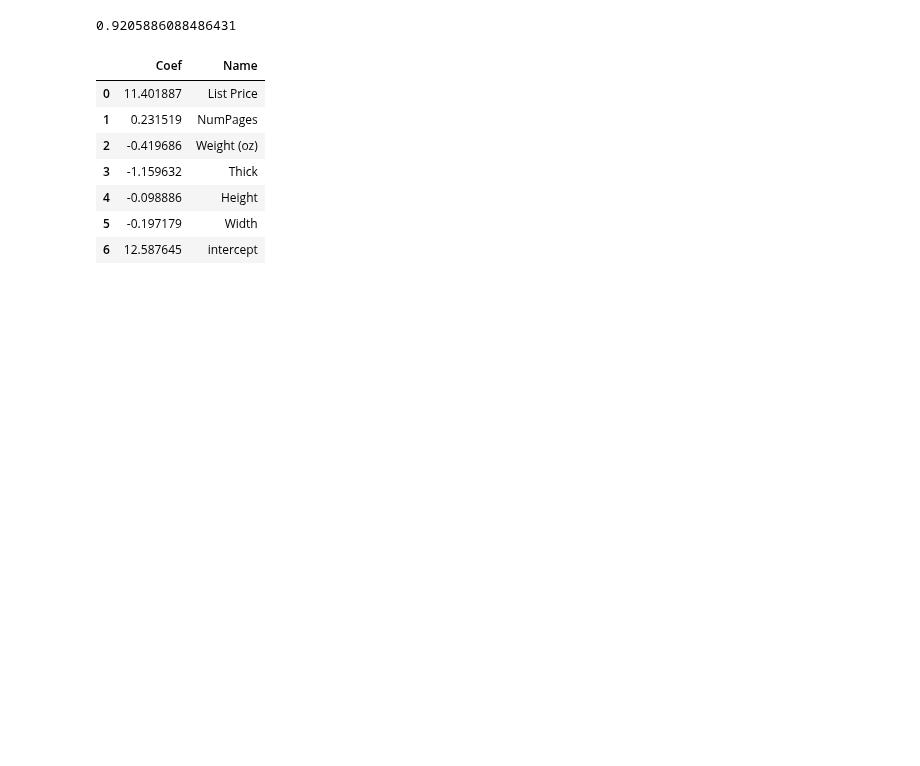
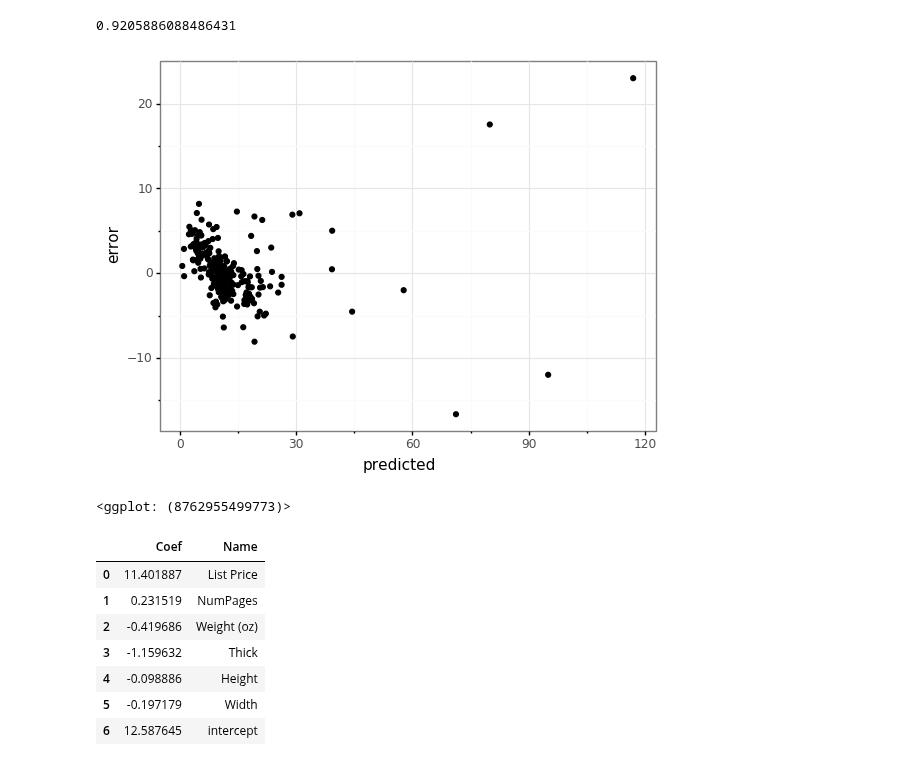
Before and after one commit to chelseaparlett/CPSC392ParlettPelleriti, a Jupyter notebook: InClass/LectureNotebooks/Linear Regression I--Class 6.ipynb, the cells around one changed output. Saved outputs shown, nothing was run; the diff lists cells and outputs as text; code cells hidden in the pictures; blank space fills up the shorter version.

```diff
--- a/InClass/LectureNotebooks/Linear Regression I--Class 6.ipynb
+++ b/InClass/LectureNotebooks/Linear Regression I--Class 6.ipynb
@@ -141,6 +127,13 @@ mean_squared_error(Y,price_pred)
 r2_score(Y,price_pred)
 # %% [output]
 0.9205886088486431
+# %%
+assump = pd.DataFrame({"error": Y- price_pred, "predicted": price_pred})
+
+ggplot(assump, aes(x = "predicted", y = "error")) + geom_point() + theme_bw()
+# %% [output]
+[figure, added]
+<ggplot: (8762955499773)>
 # %%
 coefficients = pd.DataFrame({"Coef":LR_Model.coef_,
               "Name": predictors})
```
Also changed, not shown: parts of 9 cells of this notebook.
